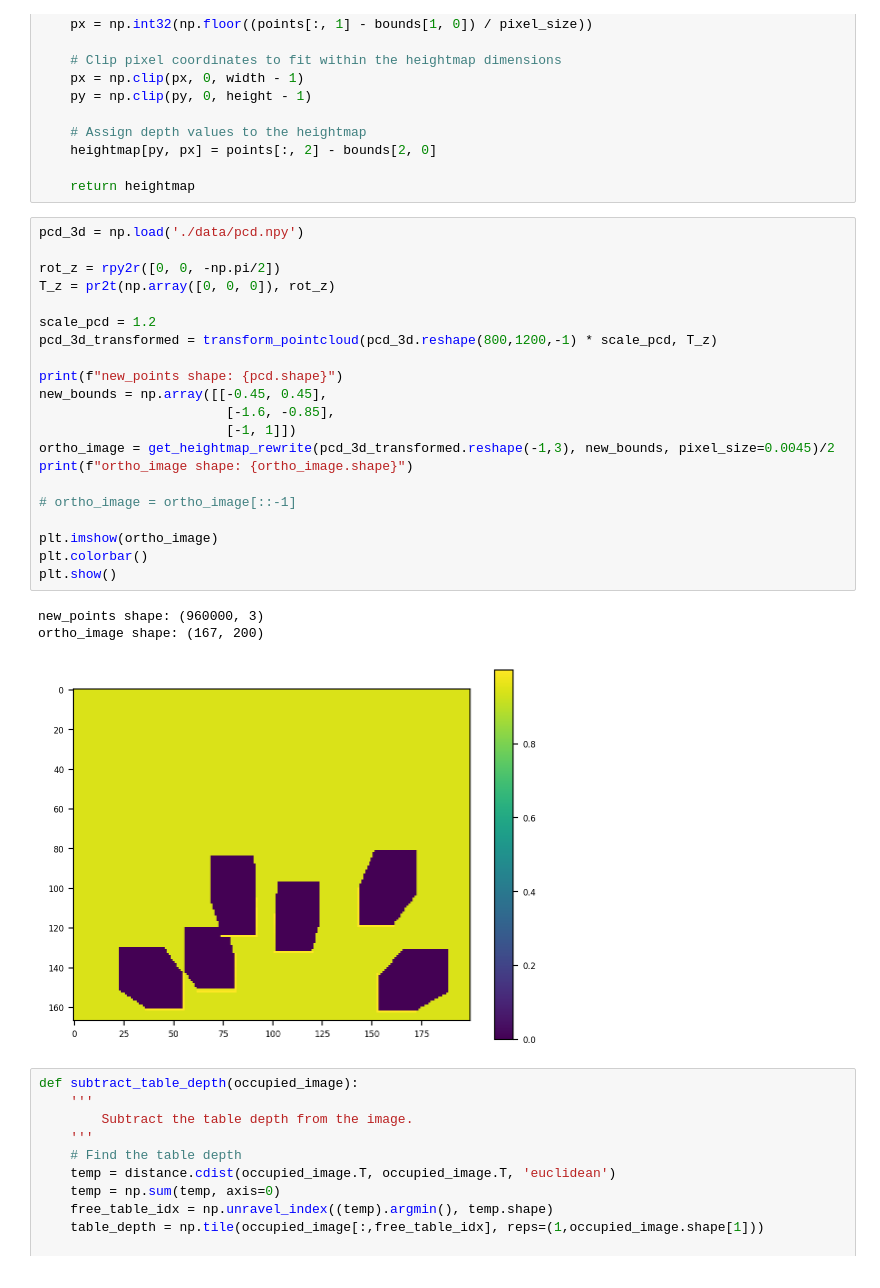
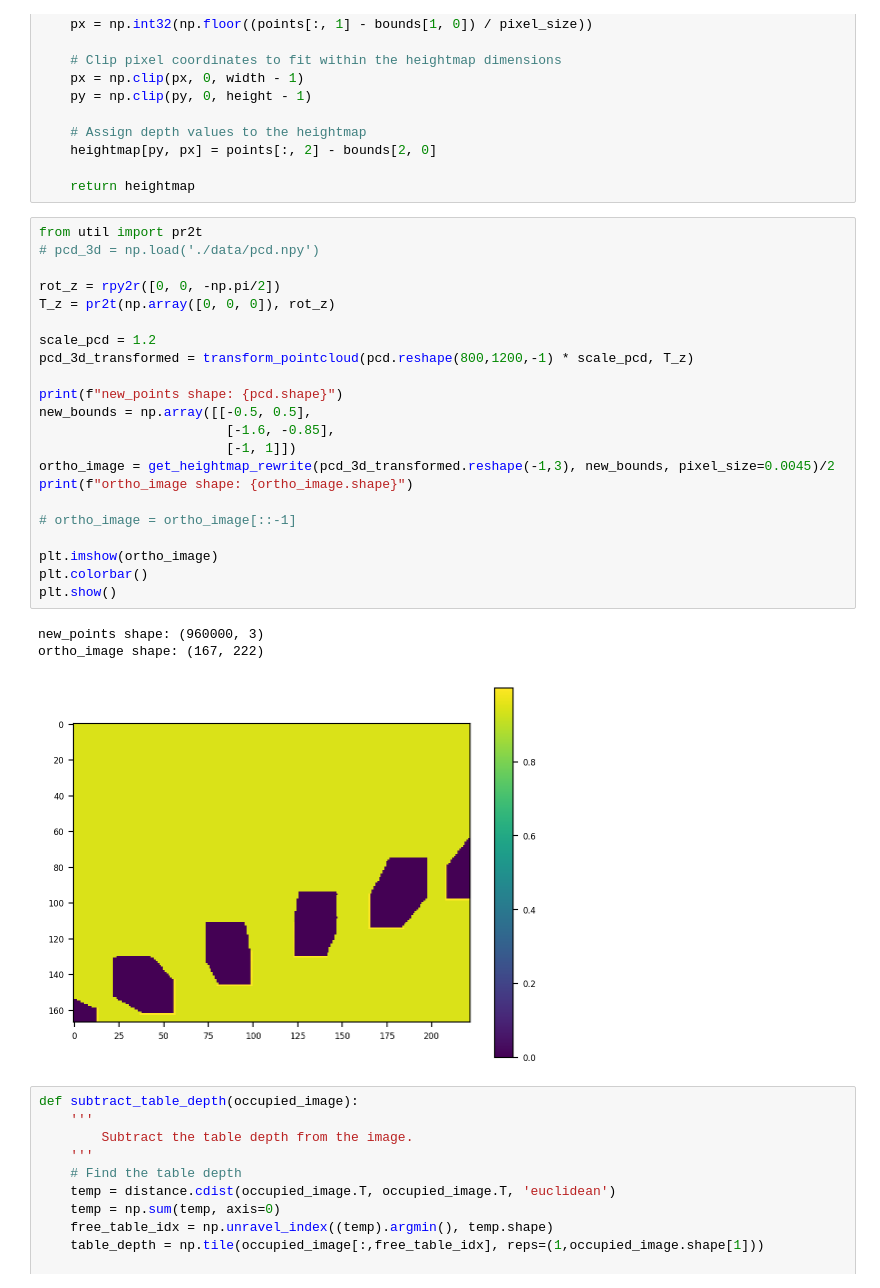
Before and after one commit to joonhyung-lee/mujoco-nonprehensile, a Jupyter notebook: code/demo_orthographic.ipynb, the cells around one changed output. Cells and saved outputs as stored; diff of their text form.

Commit message:
update orthographic projection about general view

```diff
--- a/code/demo_orthographic.ipynb
+++ b/code/demo_orthographic.ipynb
@@ -406,30 +398,31 @@ def get_heightmap_swap(points, bounds, pixel_size):
 
     return heightmap
 # %%
-pcd_3d = np.load('./data/pcd.npy')
+from util import pr2t
+# pcd_3d = np.load('./data/pcd.npy')
 
 rot_z = rpy2r([0, 0, -np.pi/2])
 T_z = pr2t(np.array([0, 0, 0]), rot_z)
 
 scale_pcd = 1.2
-pcd_3d_transformed = transform_pointcloud(pcd_3d.reshape(800,1200,-1) * scale_pcd, T_z)
+pcd_3d_transformed = transform_pointcloud(pcd.reshape(800,1200,-1) * scale_pcd, T_z)
 
 print(f"new_points shape: {pcd.shape}")
-new_bounds = np.array([[-0.45, 0.45],
+new_bounds = np.array([[-0.5, 0.5],
                         [-1.6, -0.85],
                         [-1, 1]])
 ortho_image = get_heightmap_rewrite(pcd_3d_transformed.reshape(-1,3), new_bounds, pixel_size=0.0045)/2
 print(f"ortho_image shape: {ortho_image.shape}")
 
 # ortho_image = ortho_image[::-1]
 
 plt.imshow(ortho_image)
 plt.colorbar()
 plt.show()
 # %% [output]
 new_points shape: (960000, 3)
-ortho_image shape: (167, 200)
+ortho_image shape: (167, 222)
-[figure, old version]
+[figure, new version]
 # %%
 def subtract_table_depth(occupied_image):
     '''
```
Also changed, not shown: parts of 8 cells of this notebook.
